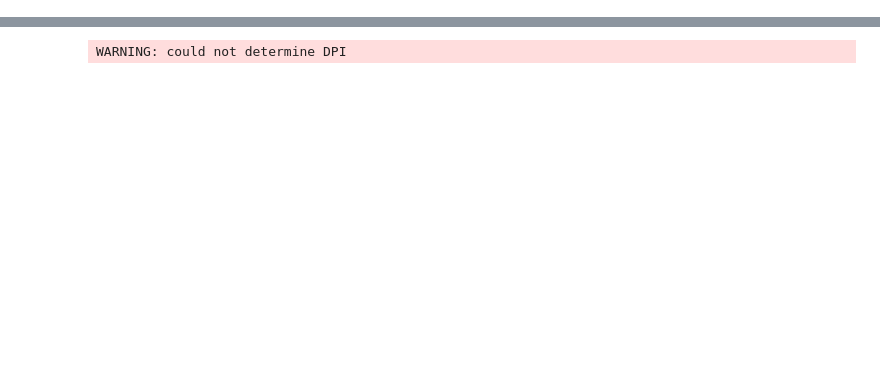
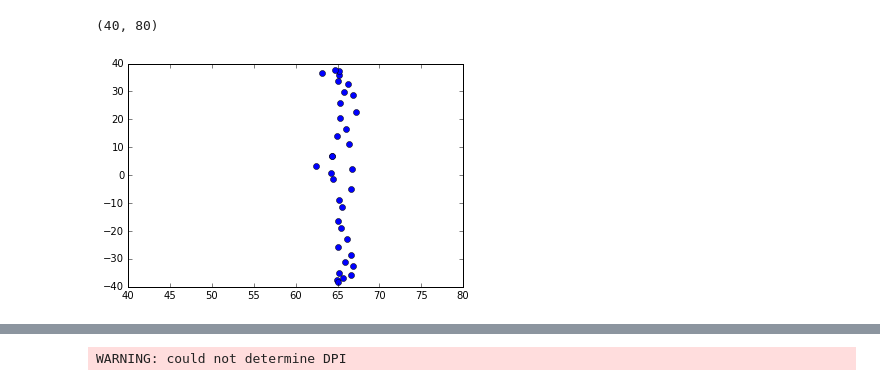
Before and after one commit to glyg/notebooks, a Jupyter notebook: tyssue/leg_joint/Fold formation - Sheet.ipynb, the cells around one changed output, grey strips where cells are left out. Cells and saved outputs as stored; diff of their text form; code cells hidden in the pictures; blank space fills up the shorter version.

```diff
--- a/tyssue/leg_joint/Fold formation - Sheet.ipynb
+++ b/tyssue/leg_joint/Fold formation - Sheet.ipynb
@@ -112,0 +125,9 @@ plt.savefig('before.png', bbox_inches='tight')
+# %%
+border_verts = sheet.vert_df[sheet.vert_df['at_border']==1]
+# %%
+fig, ax = plt.subplots()
+ax.plot(border_verts.z, border_verts.y, 'o')
+ax.set_xlim(40, 80)
+# %% [output]
+(40, 80)
+[figure, added]
```
Also changed, not shown: parts of 35 cells of this notebook, 16 other files.
